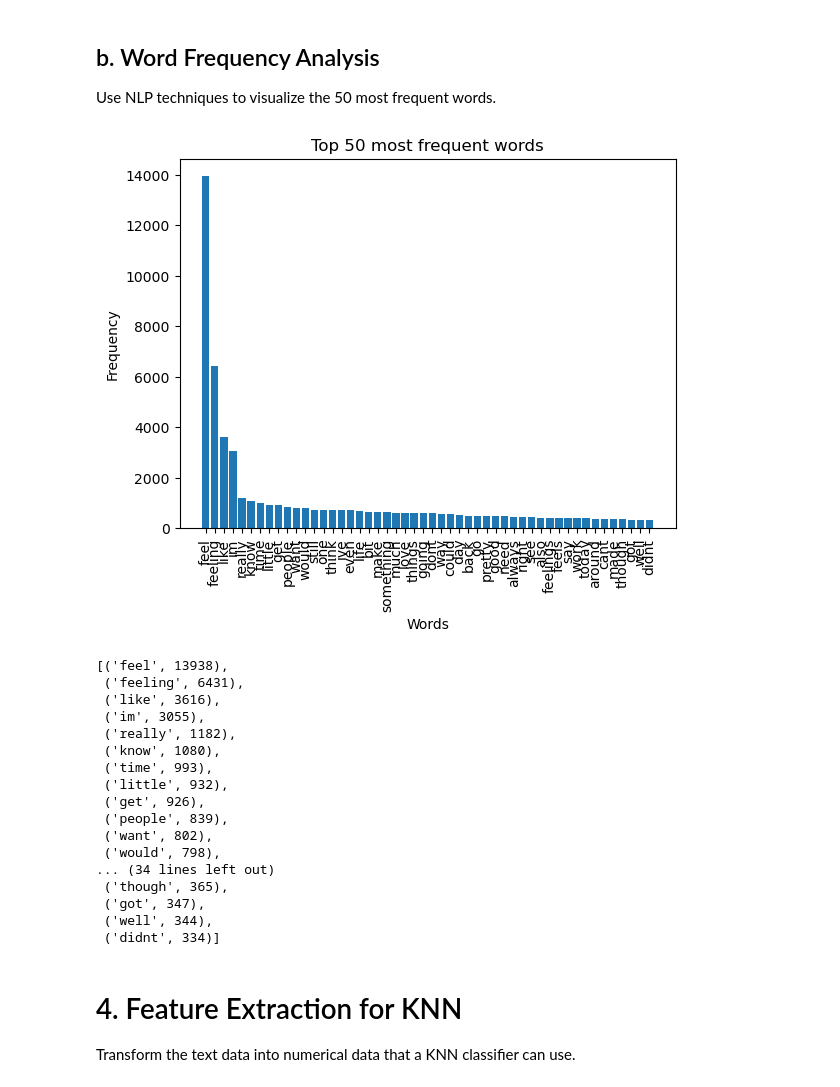
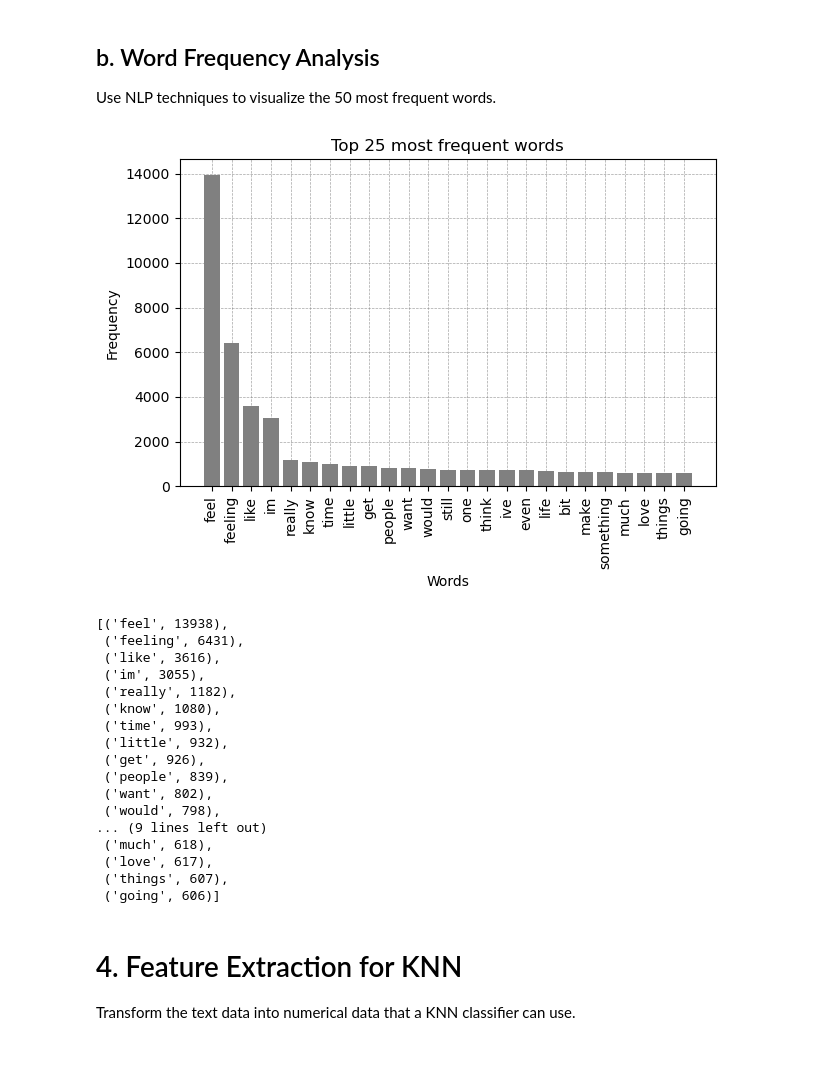
Before and after one commit to Chethana-16/Deep-Learning-project, a Jupyter notebook: EDA-DL.ipynb, the cells around one changed output. Cells and saved outputs as stored; diff of their text form; code cells hidden in the pictures; blank space fills up the shorter version.

Commit message:
plots

```diff
--- a/EDA-DL.ipynb
+++ b/EDA-DL.ipynb
@@ -137,22 +137,24 @@ Use NLP techniques to visualize the 50 most frequent words.
 # %%
 from collections import Counter
 
 all_text = pd.concat([train['cleaned_text'], test['cleaned_text'], validation['cleaned_text']])
 
 # Count word frequency
-word_freq = Counter(" ".join(all_text).split()).most_common(50)
+word_freq = Counter(" ".join(all_text).split()).most_common(25)
 
 # Plot word frequencies
 words, counts = zip(*word_freq)
-plt.bar(words, counts)
-plt.title('Top 50 most frequent words')
+plt.bar(words, counts, color = 'gray')
+plt.title('Top 25 most frequent words')
 plt.xticks(rotation=90)
 plt.xlabel('Words')
 plt.ylabel('Frequency')
+plt.grid(True, which='both', linestyle='--', linewidth=0.5, color='grey', axis='both', alpha=0.7)
+plt.tight_layout()
 plt.show()
 word_freq
 # %% [output]
-[figure, old version]
+[figure, new version]
 [('feel', 13938),
  ('feeling', 6431),
  ('like', 3616),
@@ -165,11 +167,11 @@ word_freq
  ('people', 839),
  ('want', 802),
  ('would', 798),
-... (34 lines left out)
- ('though', 365),
- ('got', 347),
- ('well', 344),
- ('didnt', 334)]
+... (9 lines left out)
+ ('much', 618),
+ ('love', 617),
+ ('things', 607),
+ ('going', 606)]
 # %% [markdown]
 # 4. Feature Extraction for KNN
 Transform the text data into numerical data that a KNN classifier can use.
```
Also changed, not shown: parts of 1 cell of this notebook.
